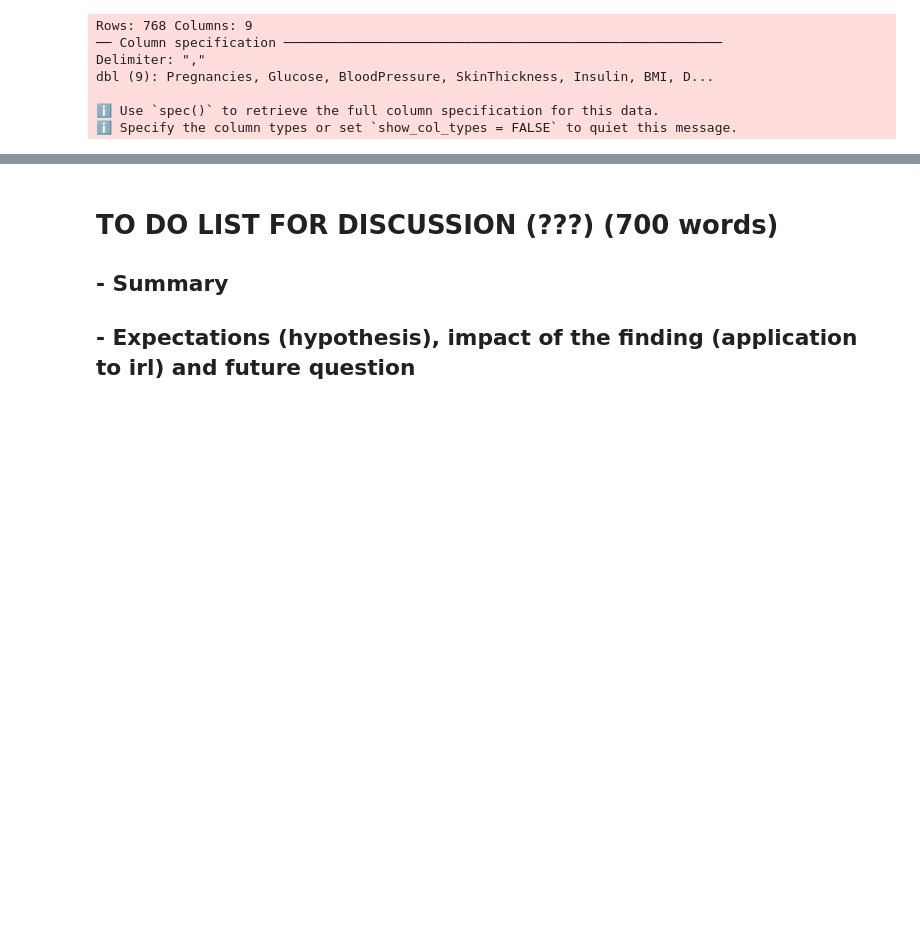
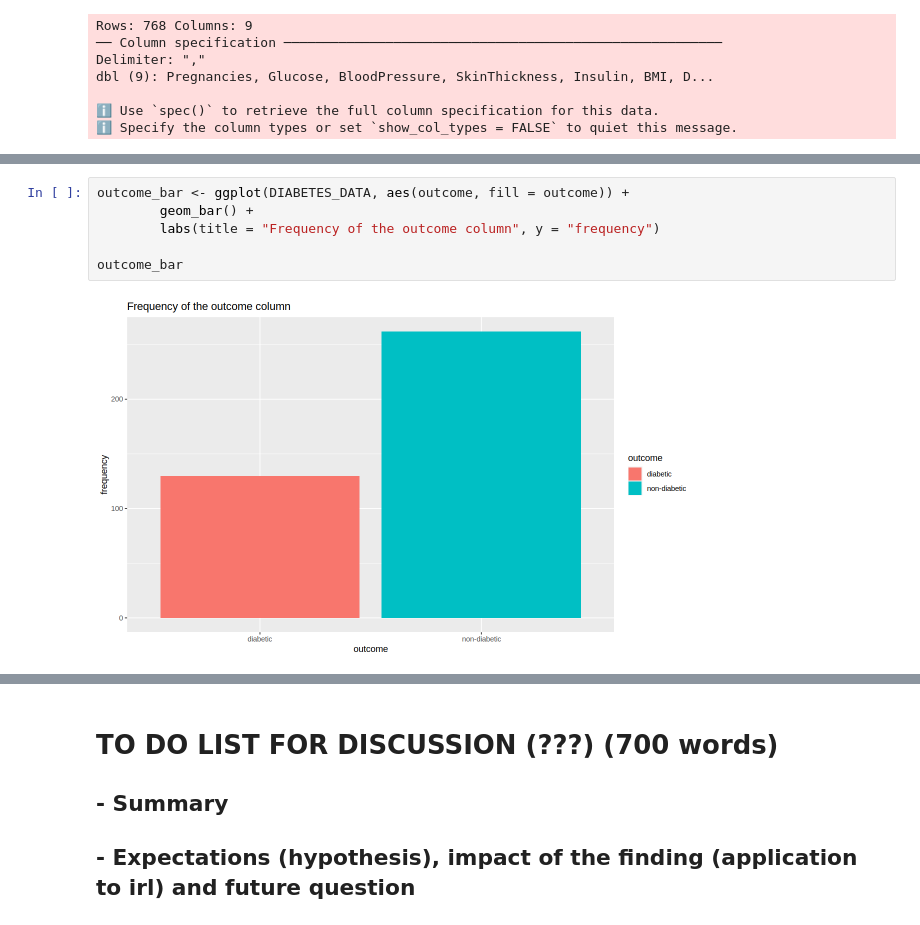
Before and after one commit to narjisaa/dsci-100-2023w1-group-10, a Jupyter notebook: group_project_report.ipynb, the cells around one changed output, grey strips where cells are left out. Drawn from its saved outputs; the diff is of its cells as text; blank space fills up the shorter version.

```diff
--- a/group_project_report.ipynb
+++ b/group_project_report.ipynb
@@ -110,0 +137,8 @@ A tibble: 6 × 9
+# %%
+outcome_bar <- ggplot(DIABETES_DATA, aes(outcome, fill = outcome)) +
+        geom_bar() +
+        labs(title = "Frequency of the outcome column", y = "frequency")
+
+outcome_bar
+# %% [output]
+[figure, added]
```
Also changed, not shown: parts of 14 cells of this notebook.
